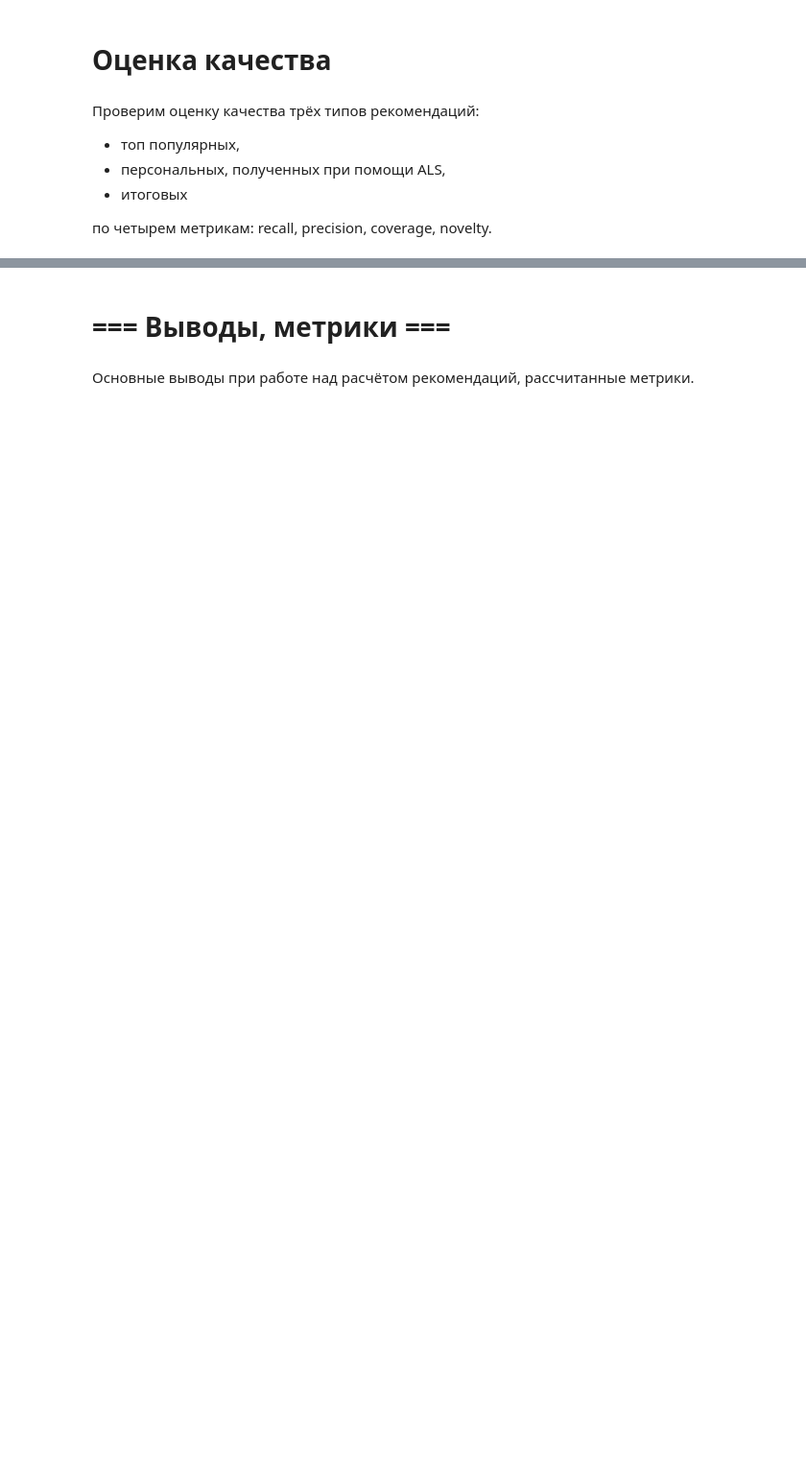
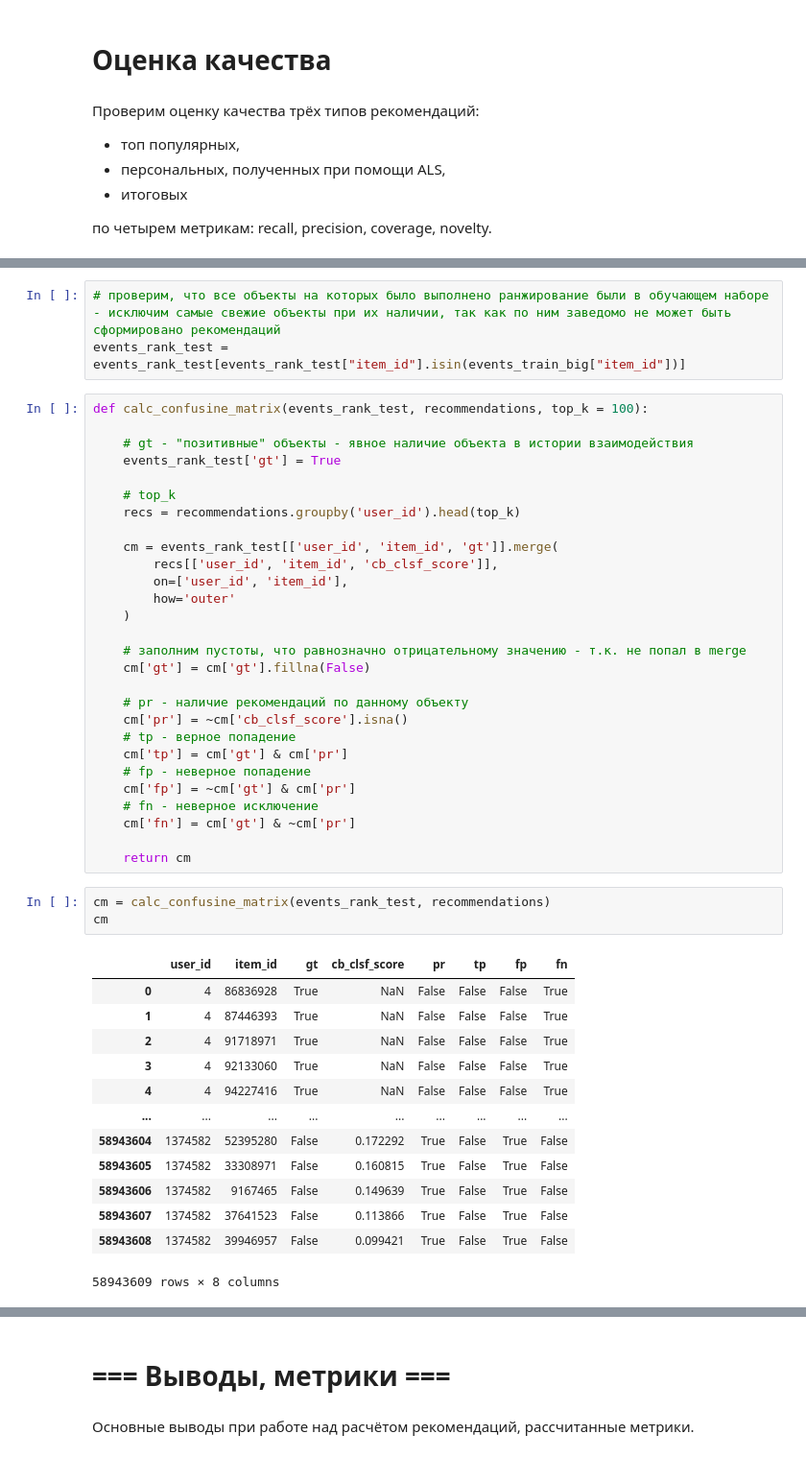
Before and after one commit to khromenko/mle-project-sprint-4-v001, a Jupyter notebook: recommendations.ipynb, the cells around one changed output, grey strips where cells are left out. Shown at 96% size. Saved outputs shown, nothing was run; the diff lists cells and outputs as text; blank space fills up the shorter version.

```diff
--- a/recommendations.ipynb
+++ b/recommendations.ipynb
@@ -1901,0 +1914,48 @@ candidates_to_rank = pd.read_parquet(path + 'recommendations.parquet')
+# %%
+# проверим, что все объекты на которых было выполнено ранжирование были в обучающем наборе - исключим самые свежие объекты при их наличии, так как по ним заведомо не может быть сформировано рекомендаций
+events_rank_test = events_rank_test[events_rank_test["item_id"].isin(events_train_big["item_id"])]
+# %%
+def calc_confusine_matrix(events_rank_test, recommendations, top_k = 100):
+
+    # gt - "позитивные" объекты - явное наличие объекта в истории взаимодействия
+    events_rank_test['gt'] = True
+
+    # top_k
+    recs = recommendations.groupby('user_id').head(top_k)
+
+    cm = events_rank_test[['user_id', 'item_id', 'gt']].merge(
+        recs[['user_id', 'item_id', 'cb_clsf_score']],
+        on=['user_id', 'item_id'],
+        how='outer'
+    )
+
+    # заполним пустоты, что равнозначно отрицательному значению - т.к. не попал в merge
+    cm['gt'] = cm['gt'].fillna(False)
+
+    # pr - наличие рекомендаций по данному объекту
+    cm['pr'] = ~cm['cb_clsf_score'].isna()
+    # tp - верное попадение
+    cm['tp'] = cm['gt'] & cm['pr']
+    # fp - неверное попадение
+    cm['fp'] = ~cm['gt'] & cm['pr']
+    # fn - неверное исключение
+    cm['fn'] = cm['gt'] & ~cm['pr']
+
+    return cm
+# %%
+cm = calc_confusine_matrix(events_rank_test, recommendations)
+cm
+# %% [output]
+|  | user_id | item_id | gt | cb_clsf_score | pr | tp | fp | fn |
+| 0 | 4 | 86836928 | True | NaN | False | False | False | True |
+| 1 | 4 | 87446393 | True | NaN | False | False | False | True |
+| 2 | 4 | 91718971 | True | NaN | False | False | False | True |
+| 3 | 4 | 92133060 | True | NaN | False | False | False | True |
+| 4 | 4 | 94227416 | True | NaN | False | False | False | True |
+| ... | ... | ... | ... | ... | ... | ... | ... | ... |
+| 58943604 | 1374582 | 52395280 | False | 0.172292 | True | False | True | False |
+| 58943605 | 1374582 | 33308971 | False | 0.160815 | True | False | True | False |
+| 58943606 | 1374582 | 9167465 | False | 0.149639 | True | False | True | False |
+| 58943607 | 1374582 | 37641523 | False | 0.113866 | True | False | True | False |
+| 58943608 | 1374582 | 39946957 | False | 0.099421 | True | False | True | False |
+58943609 rows × 8 columns
```
Also changed, not shown: parts of 8 cells of this notebook.
